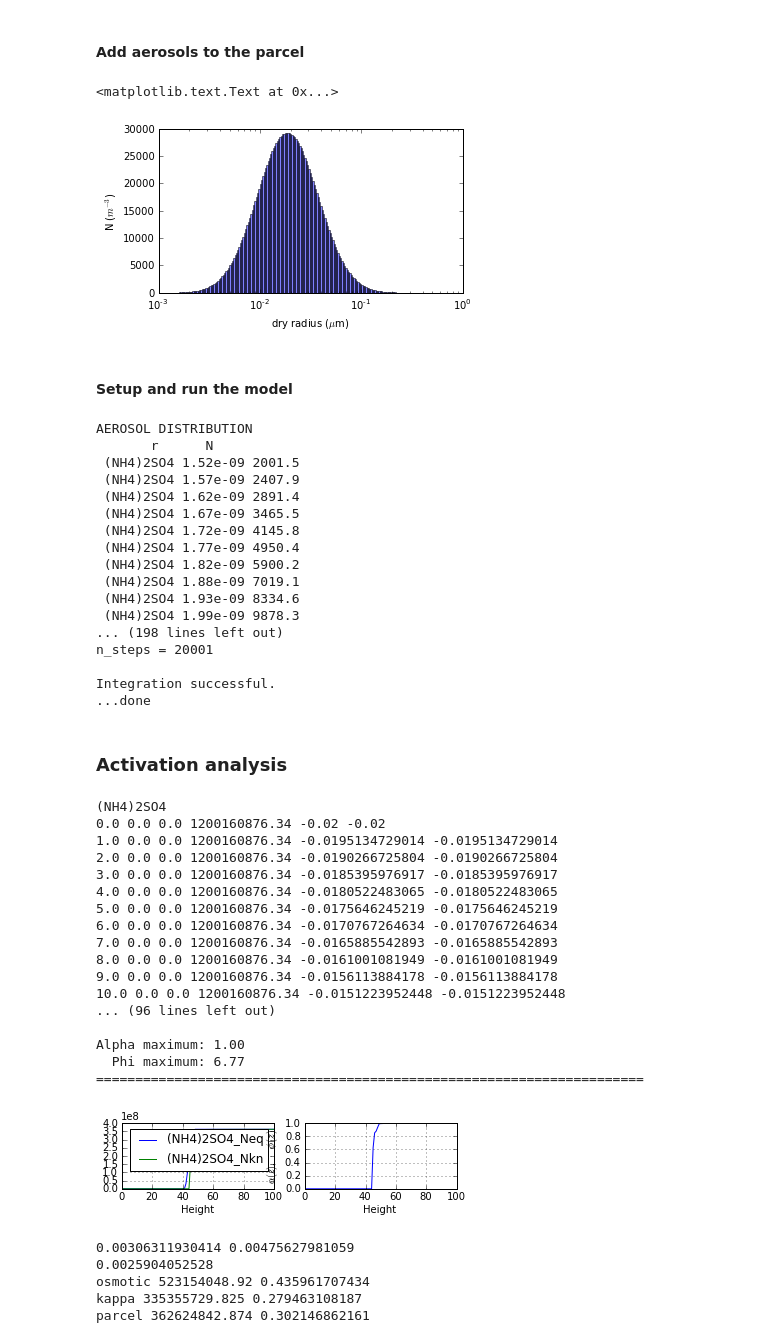
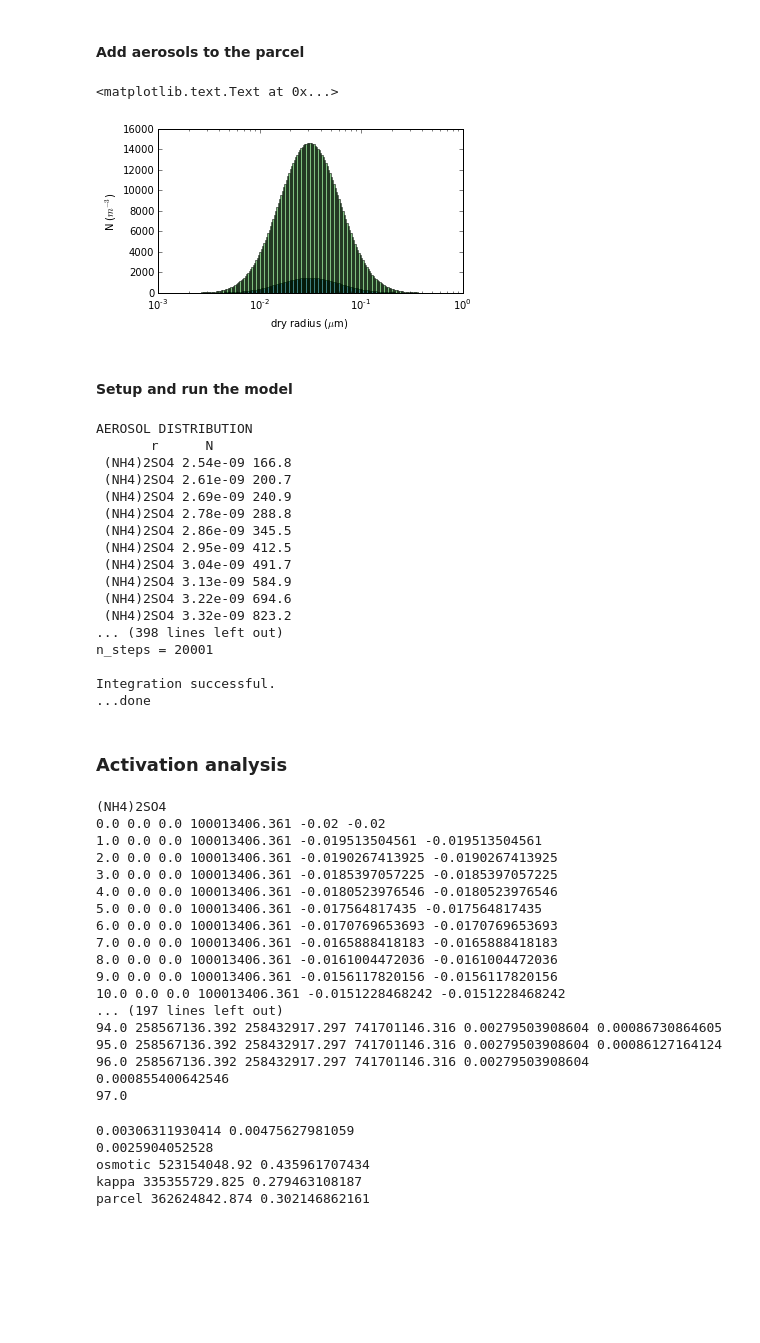
Before and after one commit to darothen/pyrcel, a Jupyter notebook: run_model.ipynb, the cells around one changed output. Cells and saved outputs as stored; diff of their text form; code cells hidden in the pictures; blank space fills up the shorter version.

```diff
--- a/run_model.ipynb
+++ b/run_model.ipynb
@@ -15,33 +15,33 @@ V = 0.5 # m/s
 # %% [markdown]
 #### Add aerosols to the parcel
 # %%
-aerosol1 = AerosolSpecies('(NH4)2SO4', Lognorm(mu=0.03, sigma=2.0, N=1200.),
-                          bins=200, kappa=0.3)
+aerosol1 = AerosolSpecies('(NH4)2SO4', Lognorm(mu=0.05, sigma=2.0, N=100.),
+                          bins=200, kappa=0.6)
 #aerosol2 = AerosolSpecies('NaCl', {'r_drys': [0.05, ], 'Nis': [10000.0, ]}, kappa=0.1)
-aerosol2 = AerosolSpecies('NaCl', Lognorm(mu=0.01, sigma=1.2, N=3000.),
-                          bins=40, kappa=0.15)
+aerosol2 = AerosolSpecies('NaCl', Lognorm(mu=0.05, sigma=2.0, N=100.),
+                          bins=200, kappa=0.05)
 
-#initial_aerosols = [aerosol1, aerosol2, ]
-initial_aerosols = [aerosol1, ]
+initial_aerosols = [aerosol1, aerosol2, ]
+#initial_aerosols = [aerosol1, ]
 
 aer_species = [a.species for a in initial_aerosols]
 aer_dict = dict()
 for aerosol in initial_aerosols:
     aer_dict[aerosol.species] = aerosol
 
 ## Plot the size distribution:
 figure(2, figsize=(12,10))
 clf()
 subplot(3,2,1)
 colors = 'bgrcmyk'
 for i, aerosol in enumerate(initial_aerosols):
     rs, Nis = aerosol.rs, aerosol.Nis
     bar(rs[:-1], Nis/np.diff(rs)*1e-6, diff(rs), color=colors[i], alpha=0.5)
 semilogx()
 xlabel(r'dry radius ($\mu$m)'); ylabel(r'N ($m^{-3}$)')
 # %% [output]
 <matplotlib.text.Text at 0x...>
-[figure, old version]
+[figure, new version]
 # %% [markdown]
 #### Setup and run the model
 # %%
@@ -64,17 +64,17 @@ aerosols2 = aero_subset
 # %% [output]
 AEROSOL DISTRIBUTION
        r      N
- (NH4)2SO4 1.52e-09 2001.5
- (NH4)2SO4 1.57e-09 2407.9
- (NH4)2SO4 1.62e-09 2891.4
- (NH4)2SO4 1.67e-09 3465.5
- (NH4)2SO4 1.72e-09 4145.8
- (NH4)2SO4 1.77e-09 4950.4
- (NH4)2SO4 1.82e-09 5900.2
- (NH4)2SO4 1.88e-09 7019.1
- (NH4)2SO4 1.93e-09 8334.6
- (NH4)2SO4 1.99e-09 9878.3
-... (198 lines left out)
+ (NH4)2SO4 2.54e-09 166.8
+ (NH4)2SO4 2.61e-09 200.7
+ (NH4)2SO4 2.69e-09 240.9
+ (NH4)2SO4 2.78e-09 288.8
+ (NH4)2SO4 2.86e-09 345.5
+ (NH4)2SO4 2.95e-09 412.5
+ (NH4)2SO4 3.04e-09 491.7
+ (NH4)2SO4 3.13e-09 584.9
+ (NH4)2SO4 3.22e-09 694.6
+ (NH4)2SO4 3.32e-09 823.2
+... (398 lines left out)
 n_steps = 20001
 
 Integration successful.
@@ -82,7 +82,10 @@ Integration successful.
 # %% [markdown]
 ### Activation analysis
 # %%
-for species in aer_species:
+## Parameterization -
+Smax, actfracs = activation(V, T0, P0, initial_aerosols)
+
+for actfrac, species in zip(actfracs, aer_species):
 
     print species
     aerosol = aerosols2[species]
@@ -144,35 +147,35 @@ for species in aer_species:
     ylim(0, 1)
     xlabel("Height"); ylabel(r'$\alpha(z),\quad\phi(z)$')
     print alphaz[-1]
-
     print "=="*35
     print species + " Summary - "
-    print "Max activated fraction"
+    print "Max activated fraction (%1.4f)" % parcel.S.max()
     print "   Eq: ", Neq.max()/np.sum(aer_meta.Nis)
     print "  Kin: ", Nkn.max()/np.sum(aer_meta.Nis)
+    print "Ghan/Abdul-Razzak"
+    print " frac: %1.3f (%1.4f)" % (actfrac, Smax)
     print ""
     print "Alpha maximum: %2.2f" % alphaz.max()
     print "  Phi maximum: %2.2f" % phiz.max()
     print "=="*35
 # %% [output]
 (NH4)2SO4
-0.0 0.0 0.0 1200160876.34 -0.02 -0.02
-1.0 0.0 0.0 1200160876.34 -0.0195134729014 -0.0195134729014
-2.0 0.0 0.0 1200160876.34 -0.0190266725804 -0.0190266725804
-3.0 0.0 0.0 1200160876.34 -0.0185395976917 -0.0185395976917
-4.0 0.0 0.0 1200160876.34 -0.0180522483065 -0.0180522483065
-5.0 0.0 0.0 1200160876.34 -0.0175646245219 -0.0175646245219
-6.0 0.0 0.0 1200160876.34 -0.0170767264634 -0.0170767264634
-7.0 0.0 0.0 1200160876.34 -0.0165885542893 -0.0165885542893
-8.0 0.0 0.0 1200160876.34 -0.0161001081949 -0.0161001081949
-9.0 0.0 0.0 1200160876.34 -0.0156113884178 -0.0156113884178
-10.0 0.0 0.0 1200160876.34 -0.0151223952448 -0.0151223952448
-... (96 lines left out)
-
-Alpha maximum: 1.00
-  Phi maximum: 6.77
-======================================================================
+0.0 0.0 0.0 100013406.361 -0.02 -0.02
+1.0 0.0 0.0 100013406.361 -0.019513504561 -0.019513504561
+2.0 0.0 0.0 100013406.361 -0.0190267413925 -0.0190267413925
+3.0 0.0 0.0 100013406.361 -0.0185397057225 -0.0185397057225
+4.0 0.0 0.0 100013406.361 -0.0180523976546 -0.0180523976546
+5.0 0.0 0.0 100013406.361 -0.017564817435 -0.017564817435
+6.0 0.0 0.0 100013406.361 -0.0170769653693 -0.0170769653693
+7.0 0.0 0.0 100013406.361 -0.0165888418183 -0.0165888418183
+8.0 0.0 0.0 100013406.361 -0.0161004472036 -0.0161004472036
+9.0 0.0 0.0 100013406.361 -0.0156117820156 -0.0156117820156
+10.0 0.0 0.0 100013406.361 -0.0151228468242 -0.0151228468242
+... (197 lines left out)
+94.0 258567136.392 258432917.297 741701146.316 0.00279503908604 0.00086730864605
+95.0 258567136.392 258432917.297 741701146.316 0.00279503908604 0.00086127164124
+96.0 258567136.392 258432917.297 741701146.316 0.00279503908604 0.000855400642546
+97.0
-[figure, removed]
 # %%
 from micro import *
 from scipy.special import erfc, erf
```
Also changed, not shown: parts of 1 cell of this notebook, 7 other files.
